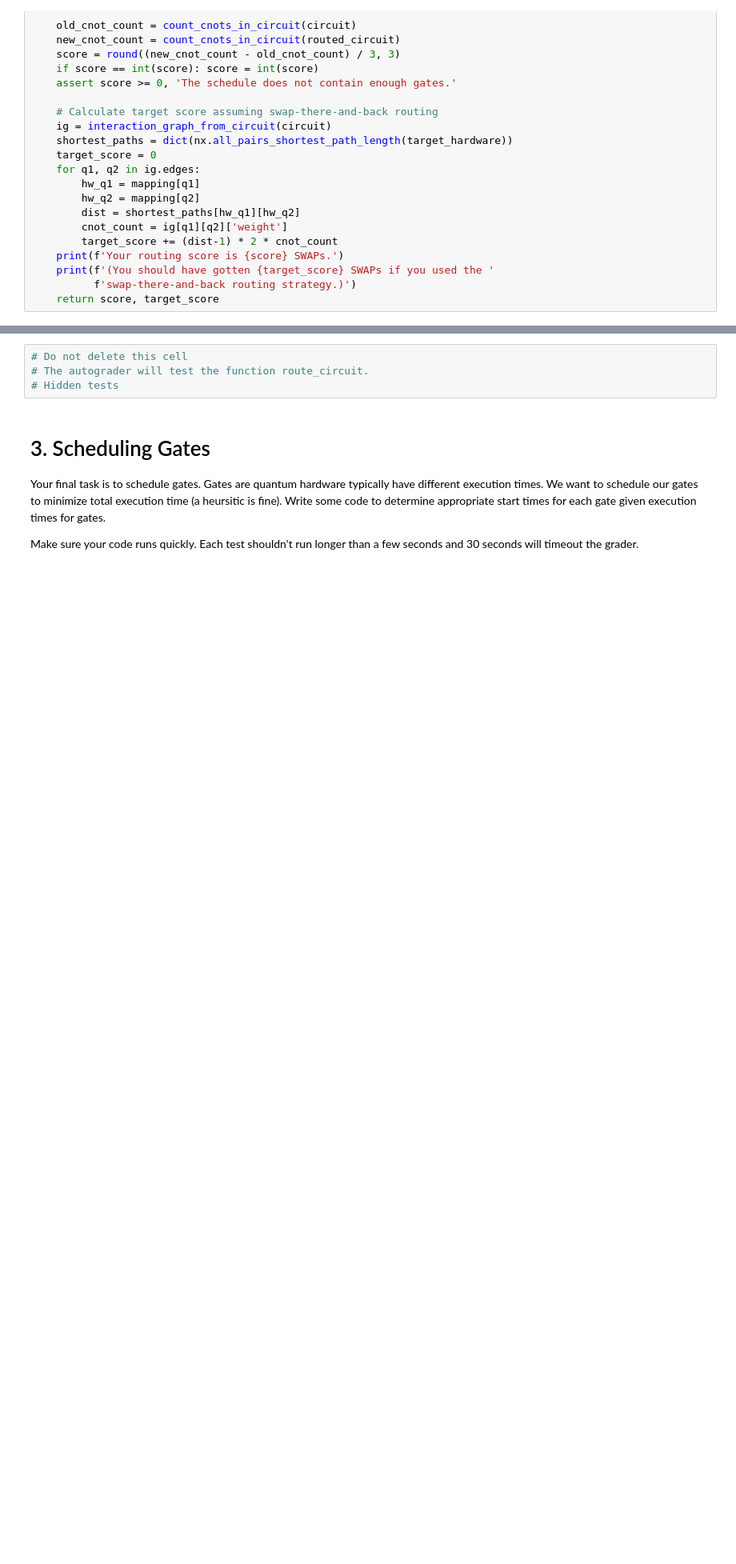
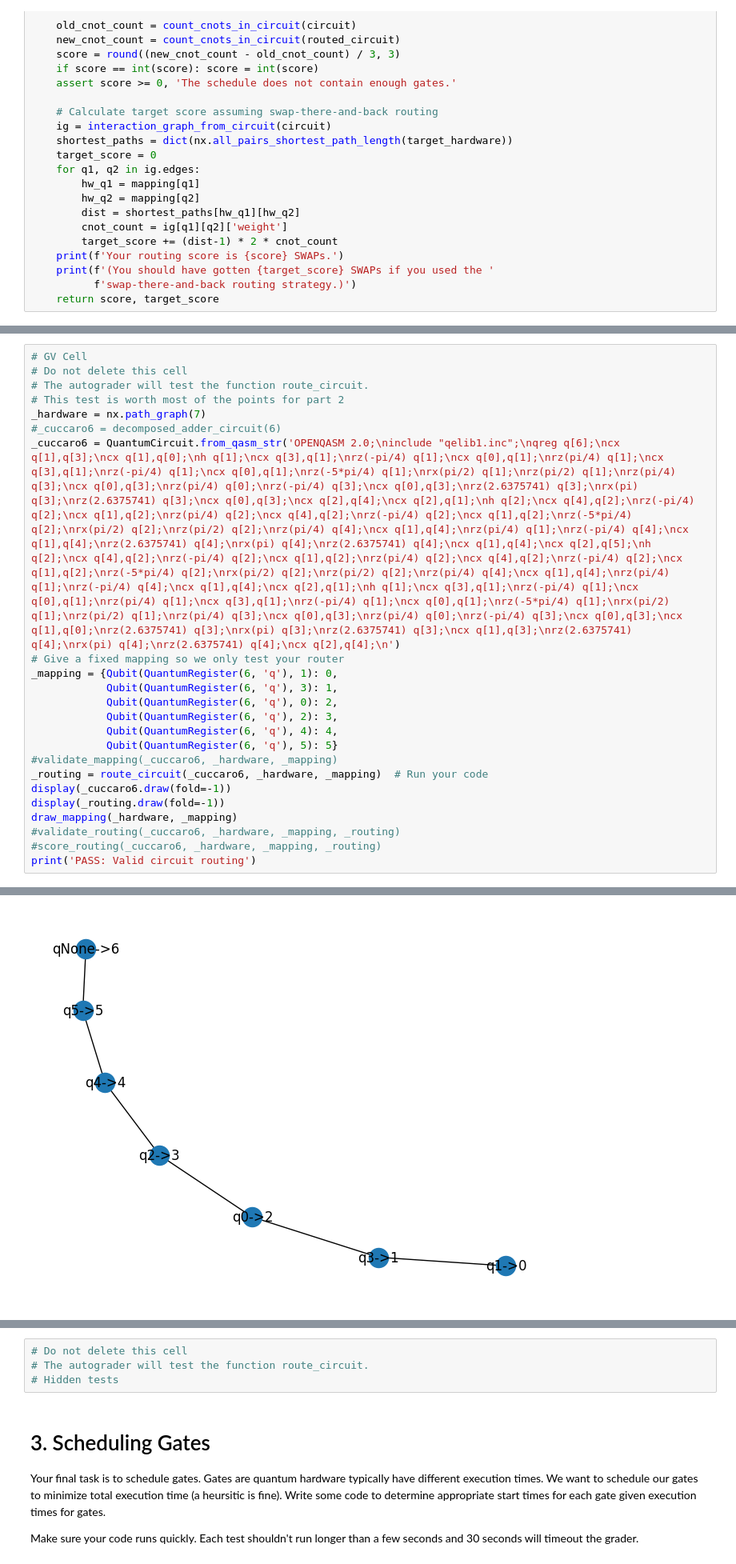
Before and after one commit to giriragav/UChicago---QCSD, a Jupyter notebook: Module 3/lab6/lab6.ipynb, the cells around one changed output, grey strips where cells are left out. Shown at 80% size. Drawn from its saved outputs; the diff is of its cells as text; blank space fills up the shorter version.

Commit message:
Added duplicate cells to test the 2a question

```diff
--- a/Module 3/lab6/lab6.ipynb
+++ b/Module 3/lab6/lab6.ipynb
@@ -830,0 +789,24 @@ AssertionError: Invalid gate CircuitInstruction(operation=Instruction(name='swap
+# %%
+# GV Cell
+# Do not delete this cell
+# The autograder will test the function route_circuit.
+# This test is worth most of the points for part 2
+_hardware = nx.path_graph(7)
+#_cuccaro6 = decomposed_adder_circuit(6)
+_cuccaro6 = QuantumCircuit.from_qasm_str('OPENQASM 2.0;\ninclude "qelib1.inc";\nqreg q[6];\ncx q[1],q[3];\ncx q[1],q[0];\nh q[1];\ncx q[3],q[1];\nrz(-pi/4) q[1];\ncx q[0],q[1];\nrz(pi/4) q[1];\ncx q[3],q[1];\nrz(-pi/4) q[1];\ncx q[0],q[1];\nrz(-5*pi/4) q[1];\nrx(pi/2) q[1];\nrz(pi/2) q[1];\nrz(pi/4) q[3];\ncx q[0],q[3];\nrz(pi/4) q[0];\nrz(-pi/4) q[3];\ncx q[0],q[3];\nrz(2.6375741) q[3];\nrx(pi) q[3];\nrz(2.6375741) q[3];\ncx q[0],q[3];\ncx q[2],q[4];\ncx q[2],q[1];\nh q[2];\ncx q[4],q[2];\nrz(-pi/4) q[2];\ncx q[1],q[2];\nrz(pi/4) q[2];\ncx q[4],q[2];\nrz(-pi/4) q[2];\ncx q[1],q[2];\nrz(-5*pi/4) q[2];\nrx(pi/2) q[2];\nrz(pi/2) q[2];\nrz(pi/4) q[4];\ncx q[1],q[4];\nrz(pi/4) q[1];\nrz(-pi/4) q[4];\ncx q[1],q[4];\nrz(2.6375741) q[4];\nrx(pi) q[4];\nrz(2.6375741) q[4];\ncx q[1],q[4];\ncx q[2],q[5];\nh q[2];\ncx q[4],q[2];\nrz(-pi/4) q[2];\ncx q[1],q[2];\nrz(pi/4) q[2];\ncx q[4],q[2];\nrz(-pi/4) q[2];\ncx q[1],q[2];\nrz(-5*pi/4) q[2];\nrx(pi/2) q[2];\nrz(pi/2) q[2];\nrz(pi/4) q[4];\ncx q[1],q[4];\nrz(pi/4) q[1];\nrz(-pi/4) q[4];\ncx q[1],q[4];\ncx q[2],q[1];\nh q[1];\ncx q[3],q[1];\nrz(-pi/4) q[1];\ncx q[0],q[1];\nrz(pi/4) q[1];\ncx q[3],q[1];\nrz(-pi/4) q[1];\ncx q[0],q[1];\nrz(-5*pi/4) q[1];\nrx(pi/2) q[1];\nrz(pi/2) q[1];\nrz(pi/4) q[3];\ncx q[0],q[3];\nrz(pi/4) q[0];\nrz(-pi/4) q[3];\ncx q[0],q[3];\ncx q[1],q[0];\nrz(2.6375741) q[3];\nrx(pi) q[3];\nrz(2.6375741) q[3];\ncx q[1],q[3];\nrz(2.6375741) q[4];\nrx(pi) q[4];\nrz(2.6375741) q[4];\ncx q[2],q[4];\n')
+# Give a fixed mapping so we only test your router
+_mapping = {Qubit(QuantumRegister(6, 'q'), 1): 0,
+            Qubit(QuantumRegister(6, 'q'), 3): 1,
+            Qubit(QuantumRegister(6, 'q'), 0): 2,
+            Qubit(QuantumRegister(6, 'q'), 2): 3,
+            Qubit(QuantumRegister(6, 'q'), 4): 4,
+            Qubit(QuantumRegister(6, 'q'), 5): 5}
+#validate_mapping(_cuccaro6, _hardware, _mapping)
+_routing = route_circuit(_cuccaro6, _hardware, _mapping)  # Run your code
+display(_cuccaro6.draw(fold=-1))
+display(_routing.draw(fold=-1))
+draw_mapping(_hardware, _mapping)
+#validate_routing(_cuccaro6, _hardware, _mapping, _routing)
+#score_routing(_cuccaro6, _hardware, _mapping, _routing)
+print('PASS: Valid circuit routing')
+# %% [output]
@@ -831,3 +840,4 @@ AssertionError: Invalid gate CircuitInstruction(operation=Instruction(name='swap
+[figure, added]
 # %%
 # Do not delete this cell
 # The autograder will test the function route_circuit.
```
Also changed, not shown: parts of 11 cells of this notebook.
